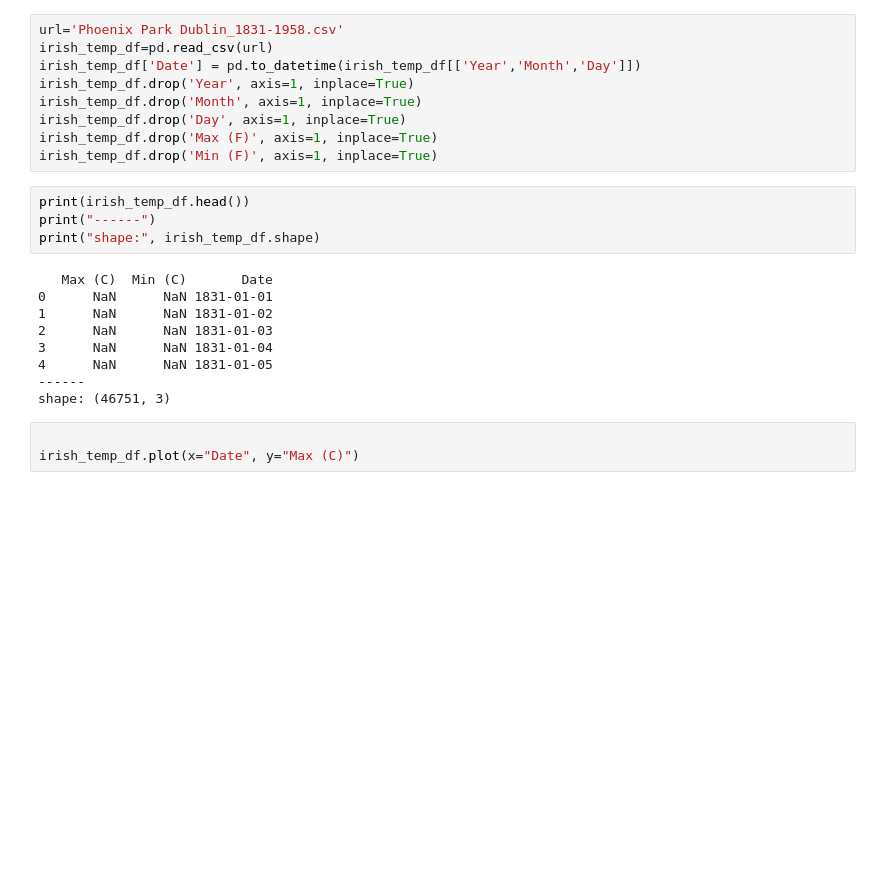
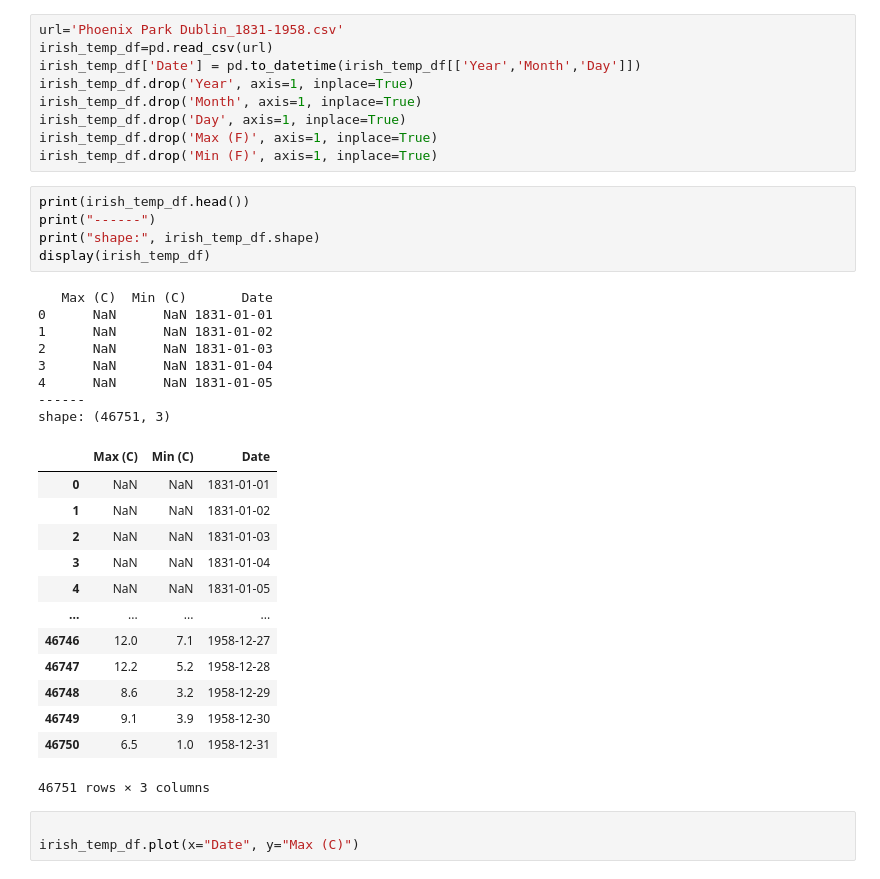
Before and after one commit to OlgaKnut/Programming-for-Data-Analysis-Project-2, a Jupyter notebook: pfda_project_2.ipynb, the cells around one changed output. Cells and saved outputs as stored; diff of their text form; blank space fills up the shorter version.

```diff
--- a/pfda_project_2.ipynb
+++ b/pfda_project_2.ipynb
@@ -428,16 +429,30 @@ irish_temp_df.drop('Min (F)', axis=1, inplace=True)
 # %%
 print(irish_temp_df.head())
 print("------")
 print("shape:", irish_temp_df.shape)
+display(irish_temp_df)
 # %% [output]
    Max (C)  Min (C)       Date
 0      NaN      NaN 1831-01-01
 1      NaN      NaN 1831-01-02
 2      NaN      NaN 1831-01-03
 3      NaN      NaN 1831-01-04
 4      NaN      NaN 1831-01-05
 ------
 shape: (46751, 3)
+|  | Max (C) | Min (C) | Date |
+| 0 | NaN | NaN | 1831-01-01 |
+| 1 | NaN | NaN | 1831-01-02 |
+| 2 | NaN | NaN | 1831-01-03 |
+| 3 | NaN | NaN | 1831-01-04 |
+| 4 | NaN | NaN | 1831-01-05 |
+| ... | ... | ... | ... |
+| 46746 | 12.0 | 7.1 | 1958-12-27 |
+| 46747 | 12.2 | 5.2 | 1958-12-28 |
+| 46748 | 8.6 | 3.2 | 1958-12-29 |
+| 46749 | 9.1 | 3.9 | 1958-12-30 |
+| 46750 | 6.5 | 1.0 | 1958-12-31 |
+46751 rows × 3 columns
 # %%
 
 irish_temp_df.plot(x="Date", y="Max (C)")
```
Also changed, not shown: parts of 11 cells of this notebook, 2 other files.
